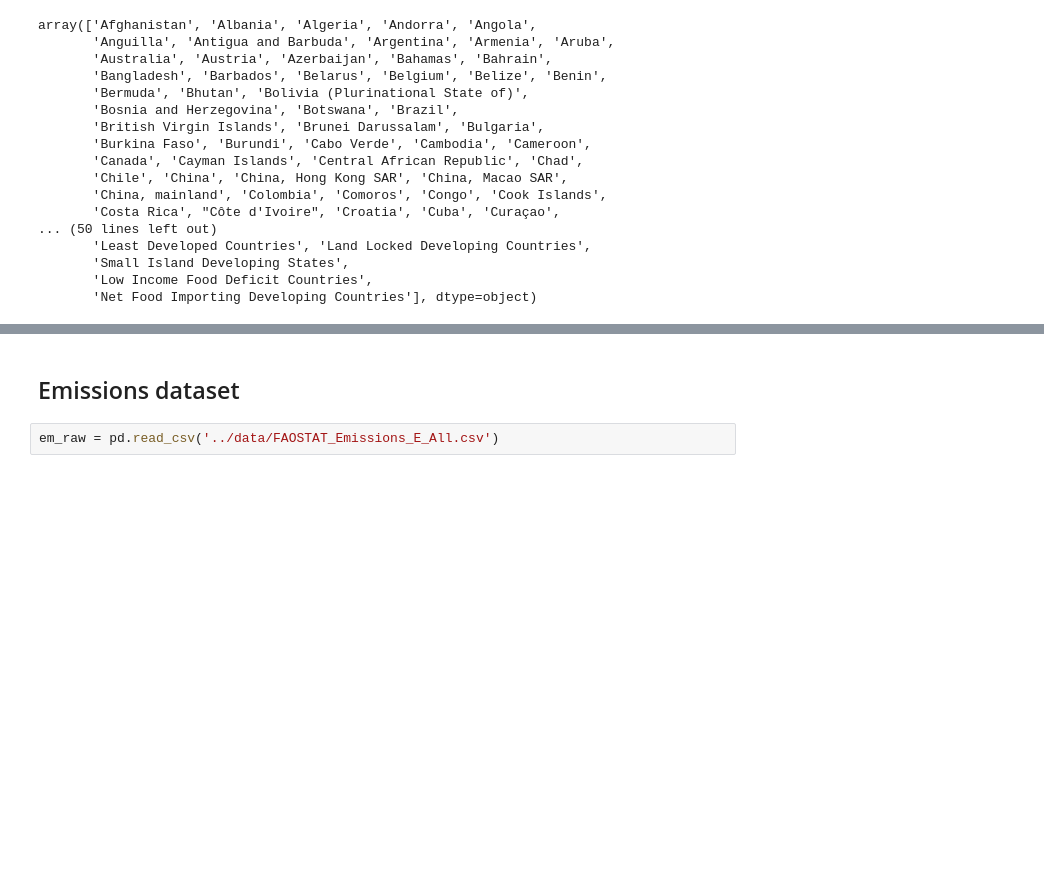
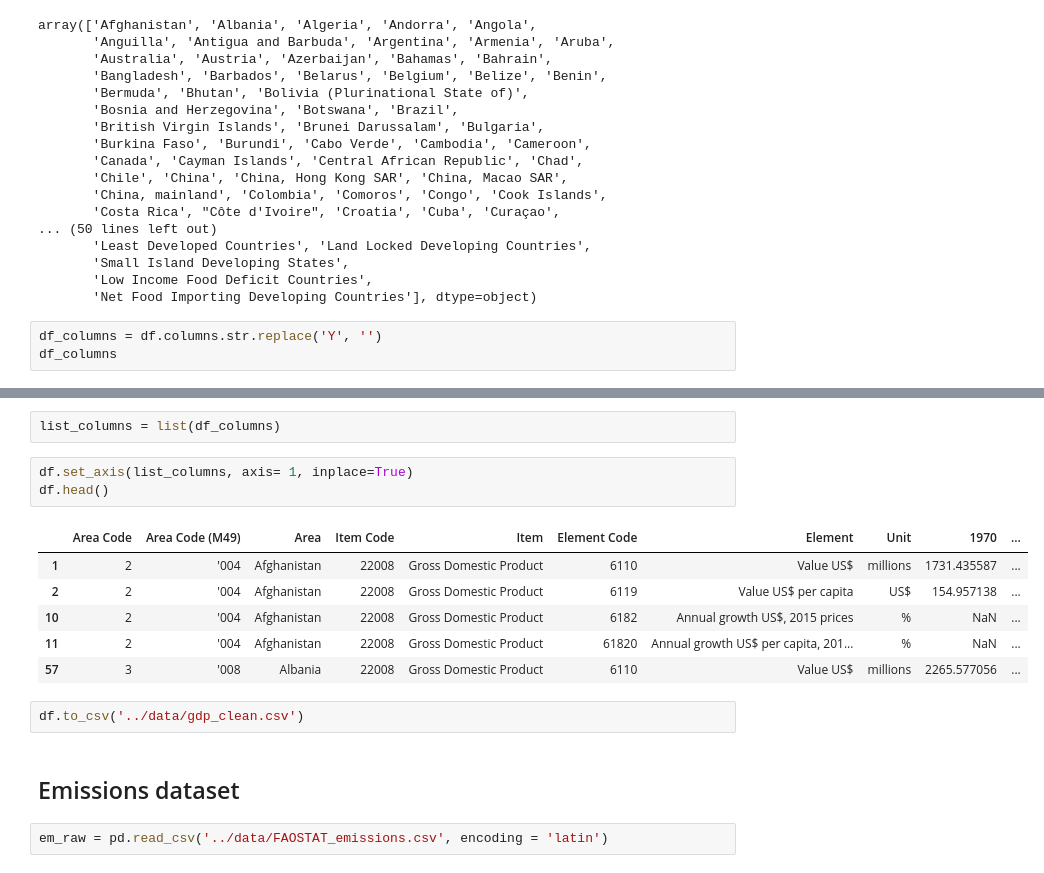
Before and after one commit to AdriPerse/climate-change, a Jupyter notebook: notebooks/Raquel.ipynb, the cells around one changed output, grey strips where cells are left out. Cells and saved outputs as stored; diff of their text form; blank space fills up the shorter version.

```diff
--- a/notebooks/Raquel.ipynb
+++ b/notebooks/Raquel.ipynb
@@ -130,3 +130,6 @@ array(['Afghanistan', 'Albania', 'Algeria', 'Andorra', 'Angola',
        'Small Island Developing States',
        'Low Income Food Deficit Countries',
        'Net Food Importing Developing Countries'], dtype=object)
+# %%
+df_columns = df.columns.str.replace('Y', '')
+df_columns
@@ -133,6 +146,20 @@ array(['Afghanistan', 'Albania', 'Algeria', 'Andorra', 'Angola',
+# %%
+list_columns = list(df_columns)
+# %%
+df.set_axis(list_columns, axis= 1, inplace=True)
+df.head()
+# %% [output]
+|  | Area Code | Area Code (M49) | Area | Item Code | Item | Element Code | Element | Unit | 1970 | ... |
+| 1 | 2 | '004 | Afghanistan | 22008 | Gross Domestic Product | 6110 | Value US$ | millions | 1731.435587 | ... |
+| 2 | 2 | '004 | Afghanistan | 22008 | Gross Domestic Product | 6119 | Value US$ per capita | US$ | 154.957138 | ... |
+| 10 | 2 | '004 | Afghanistan | 22008 | Gross Domestic Product | 6182 | Annual growth US$, 2015 prices | % | NaN | ... |
+| 11 | 2 | '004 | Afghanistan | 22008 | Gross Domestic Product | 61820 | Annual growth US$ per capita, 201... | % | NaN | ... |
+| 57 | 3 | '008 | Albania | 22008 | Gross Domestic Product | 6110 | Value US$ | millions | 2265.577056 | ... |
+# %%
+df.to_csv('../data/gdp_clean.csv')
 # %% [markdown]
 ## Emissions dataset ##
 # %%
-em_raw = pd.read_csv('../data/FAOSTAT_Emissions_E_All.csv')
+em_raw = pd.read_csv('../data/FAOSTAT_emissions.csv', encoding = 'latin')
 # %%
 em_raw.head()
```
Also changed, not shown: parts of 12 cells of this notebook.
